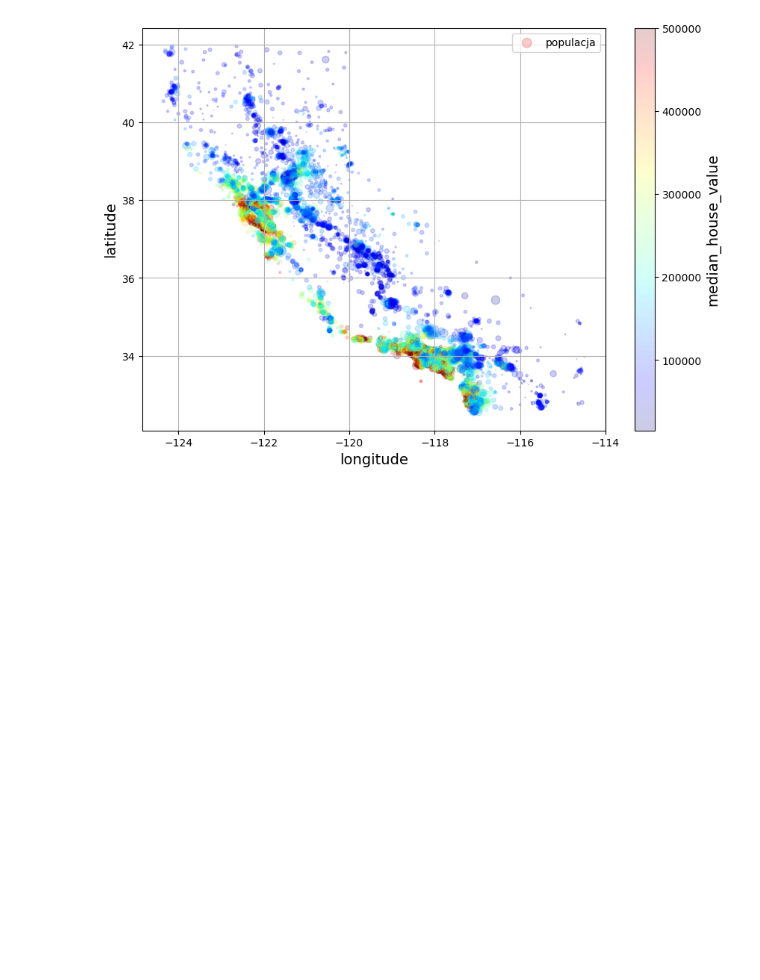
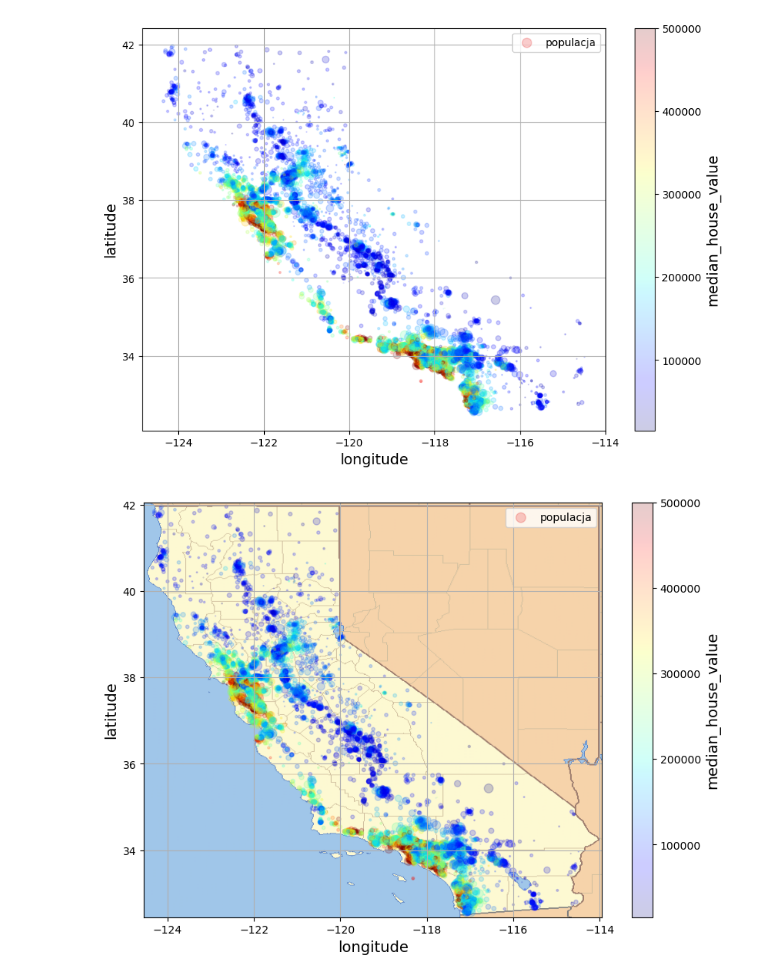
Before and after one commit to ZuzannaZimmer/maszynowe, a Jupyter notebook: nb2.ipynb, the cells around one changed output. Drawn from its saved outputs; the diff is of its cells as text; code cells hidden in the pictures; blank space fills up the shorter version.

```diff
--- a/nb2.ipynb
+++ b/nb2.ipynb
@@ -133,6 +152,12 @@ plt.show()
 # %%
 df_train_eda.plot(kind="scatter", x="longitude", y="latitude", grid=True, alpha=0.2,
             s=df_train_eda["population"] / 100, label="populacja",
             c="median_house_value", cmap="jet", colorbar=True,
             legend=True, sharex=False, figsize=(10, 7))
+california_img = plt.imread(datapath / "california.png")
+axis = -124.55, -113.95, 32.45, 42.05
+plt.axis(axis)
+plt.imshow(california_img, extent=axis)
 plt.show()
+# %% [output]
+[figure, added]
```
Also changed, not shown: parts of 25 cells of this notebook, 1 other file.
